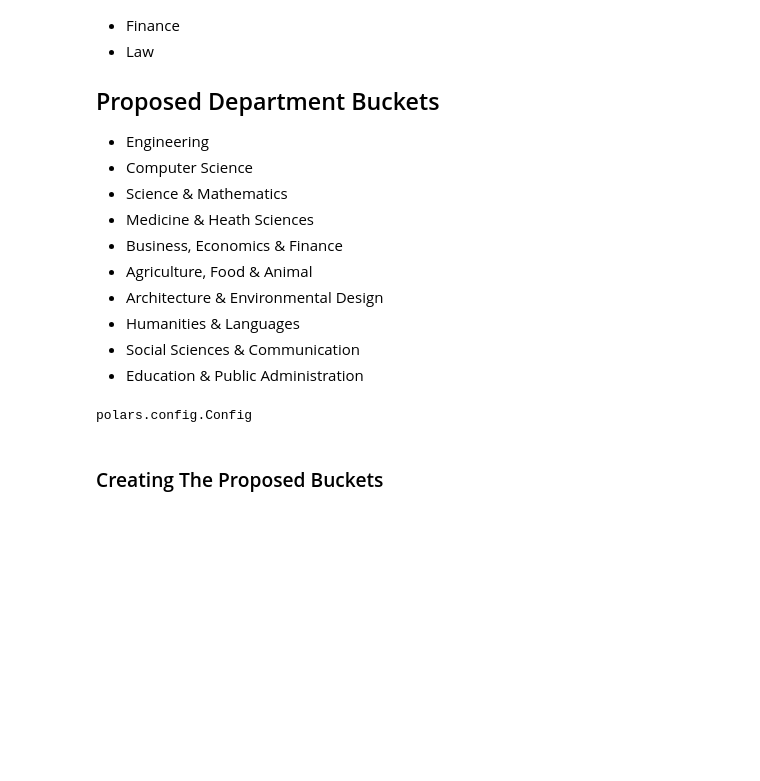
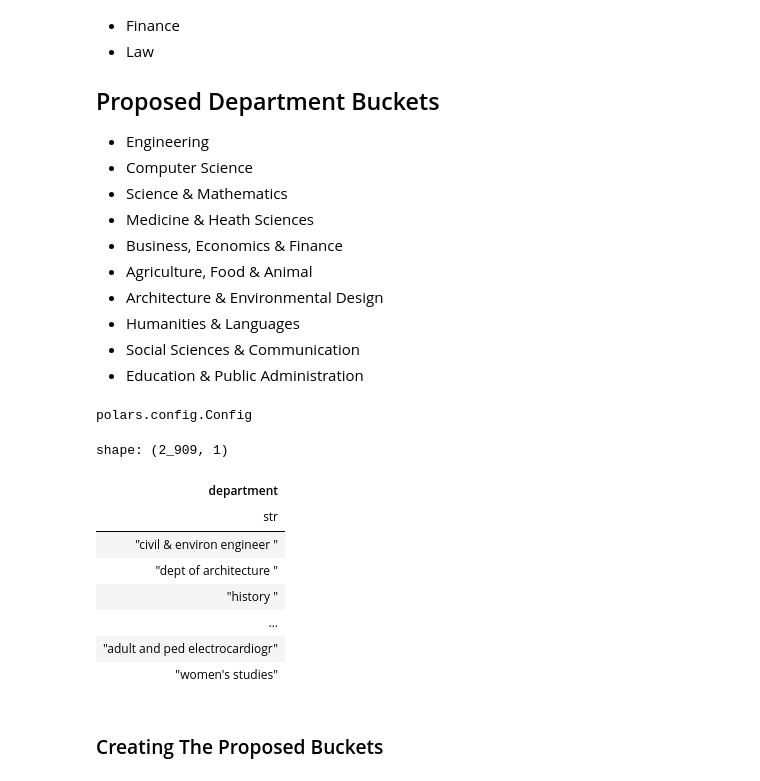
Before and after one commit to CSC4693-Fall-2026/CSC4693, a Jupyter notebook: Faculty/filter_and_sort.ipynb, the cells around one changed output. Drawn from its saved outputs; the diff is of its cells as text; code cells hidden in the pictures; blank space fills up the shorter version.

```diff
--- a/Faculty/week4_eda.ipynb
+++ b/Faculty/filter_and_sort.ipynb
@@ -260,10 +260,21 @@ pl.Config.set_tbl_rows(5)
 # %% [output]
 polars.config.Config
 # %%
+# Analyze Departments
 duckdb.sql("""
 SELECT DISTINCT department
 FROM faculty_salaries
-           """).pl().write_csv("Departments.csv")
+           """).pl()# .write_csv("Departments.csv")
+# %% [output]
+shape: (2_909, 1)
+| department |
+| str |
+| "civil & environ engineer " |
+| "dept of architecture " |
+| "history " |
+| … |
+| "adult and ped electrocardiogr" |
+| "women's studies" |
 # %% [markdown]
 ### Creating The Proposed Buckets
 # %%
```
Also changed, not shown: parts of 5 cells of this notebook.
